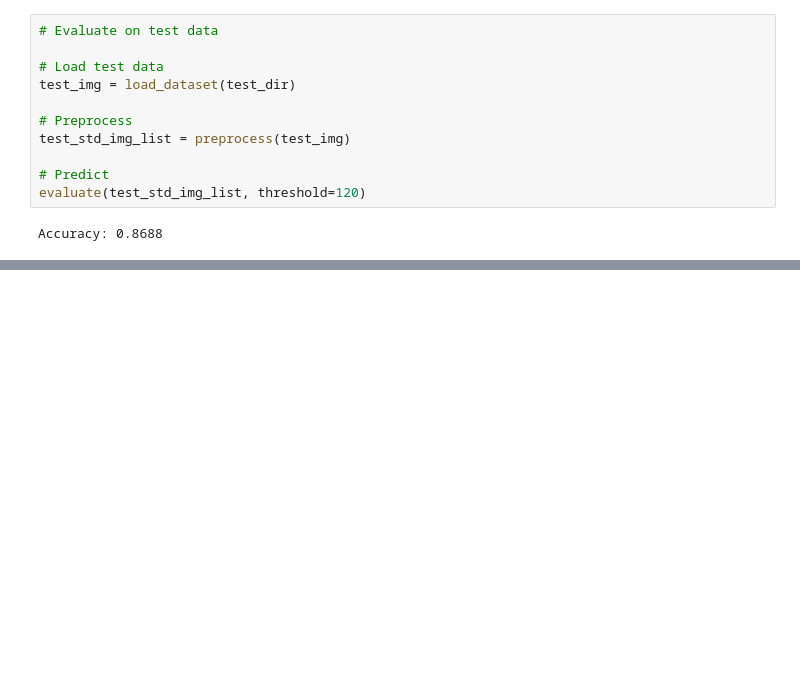
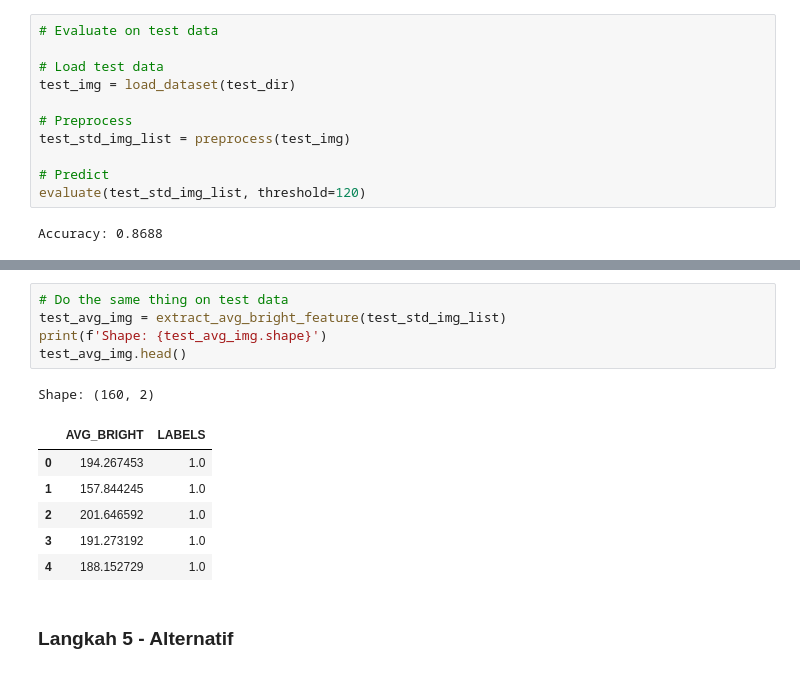
Before and after one commit to ryuuunothuman/Machine-Learning_2024, a Jupyter notebook: Week4/Week4.ipynb, the cells around one changed output, grey strips where cells are left out. Cells and saved outputs as stored; diff of their text form; blank space fills up the shorter version.

```diff
--- a/Week4/Week4.ipynb
+++ b/Week4/Week4.ipynb
@@ -582,0 +618,15 @@ Accuracy: 0.8688
+# %%
+# Do the same thing on test data
+test_avg_img = extract_avg_bright_feature(test_std_img_list)
+print(f'Shape: {test_avg_img.shape}')
+test_avg_img.head()
+# %% [output]
+Shape: (160, 2)
+|  | AVG_BRIGHT | LABELS |
+| 0 | 194.267453 | 1.0 |
+| 1 | 157.844245 | 1.0 |
+| 2 | 201.646592 | 1.0 |
+| 3 | 191.273192 | 1.0 |
+| 4 | 188.152729 | 1.0 |
+# %% [markdown]
+### Langkah 5 - Alternatif
```
Also changed, not shown: parts of 6 cells of this notebook.
